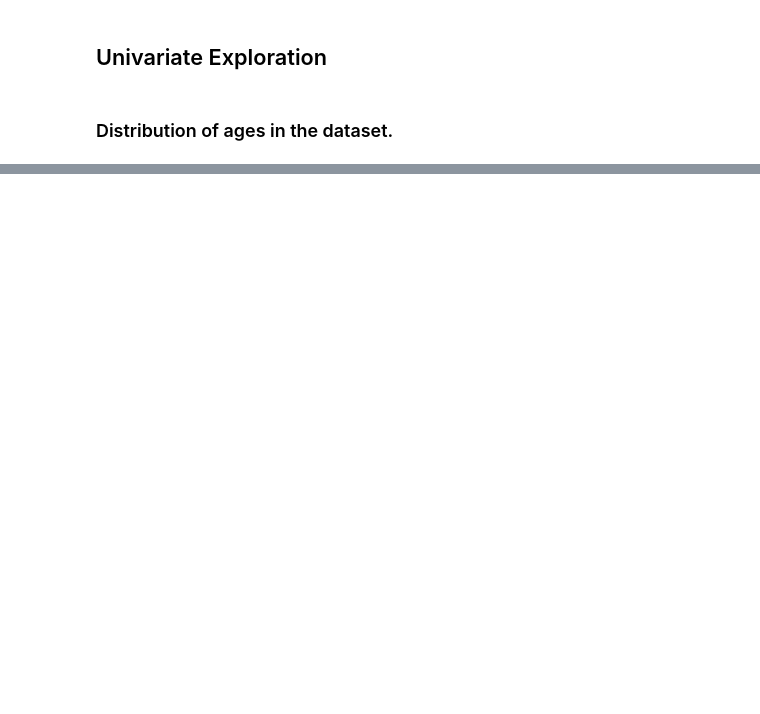
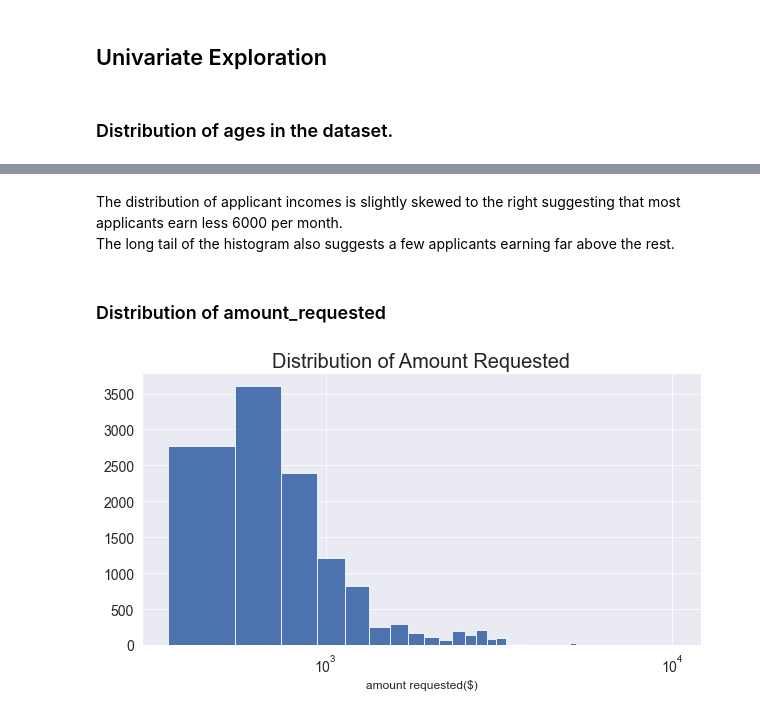
Before and after one commit to jjjeorgee/Datafest-2022-Datathon, a Jupyter notebook: DatafestAfrica ML Hackathon.ipynb, the cells around one changed output, grey strips where cells are left out. Drawn from its saved outputs; the diff is of its cells as text; code cells hidden in the pictures; blank space fills up the shorter version.

```diff
--- a/DatafestAfrica ML Hackathon.ipynb
+++ b/DatafestAfrica ML Hackathon.ipynb
@@ -258,0 +355,13 @@ Most customers seem to opt for the bi-weekly payment schedule, 59.49% to be exac
+# %% [markdown]
+The distribution of applicant incomes is slightly skewed to the right suggesting that most applicants earn less 6000 per month.<br> The long tail of the histogram also suggests a few applicants earning far above the rest.
+# %% [markdown]
+### Distribution of amount_requested
+# %%
+plt.figure(figsize=(10,5))
+plt.hist(train_copy.amount_requested, color = base_color, bins = 50);
+plt.yticks(fontsize=14)
+plt.xticks(fontsize=14)
+plt.xlabel('amount requested($)', fontsize=12)
+plt.title('Distribution of Amount Requested', fontsize=20);
+# %% [output]
+[figure, added]
```
Also changed, not shown: parts of 84 cells of this notebook.
